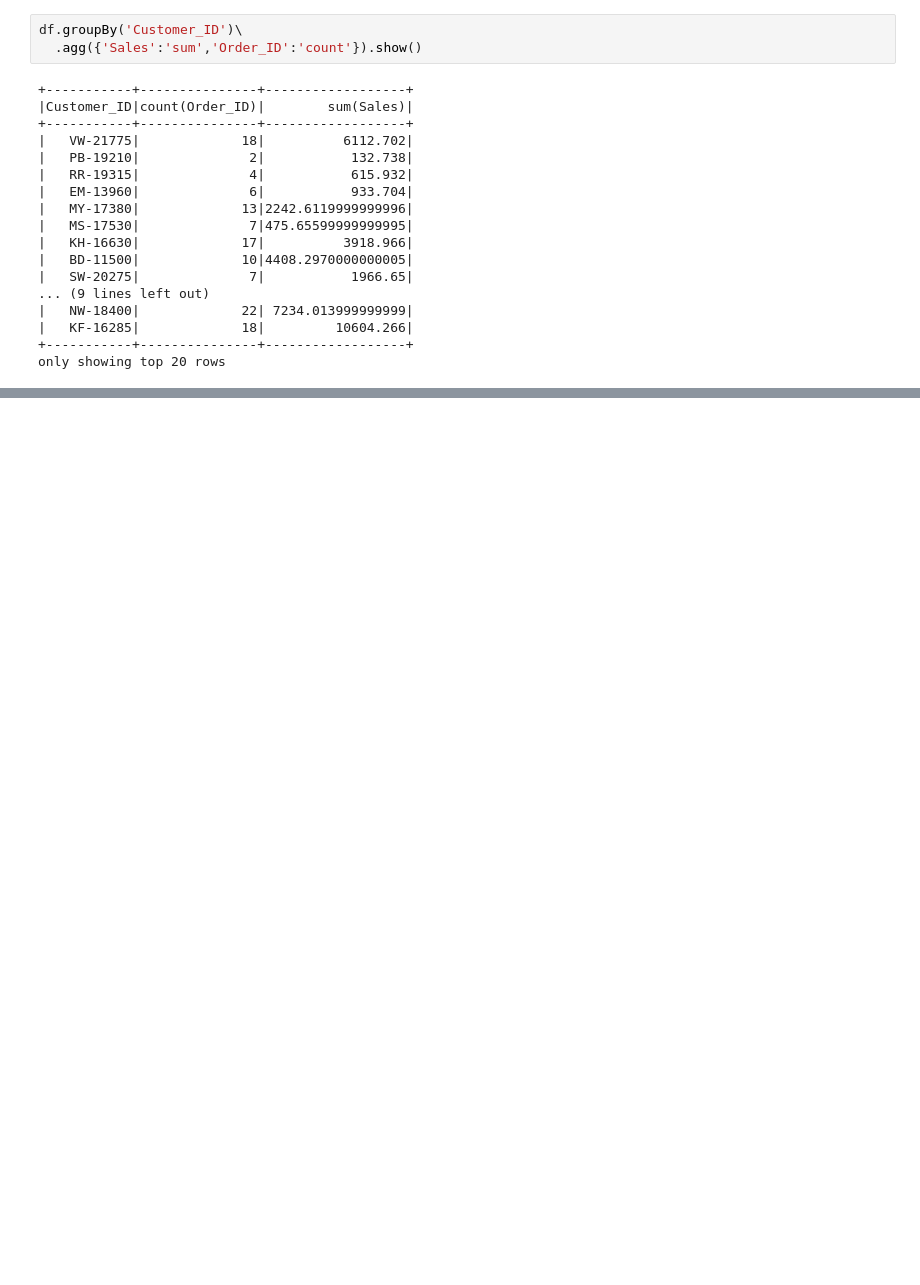
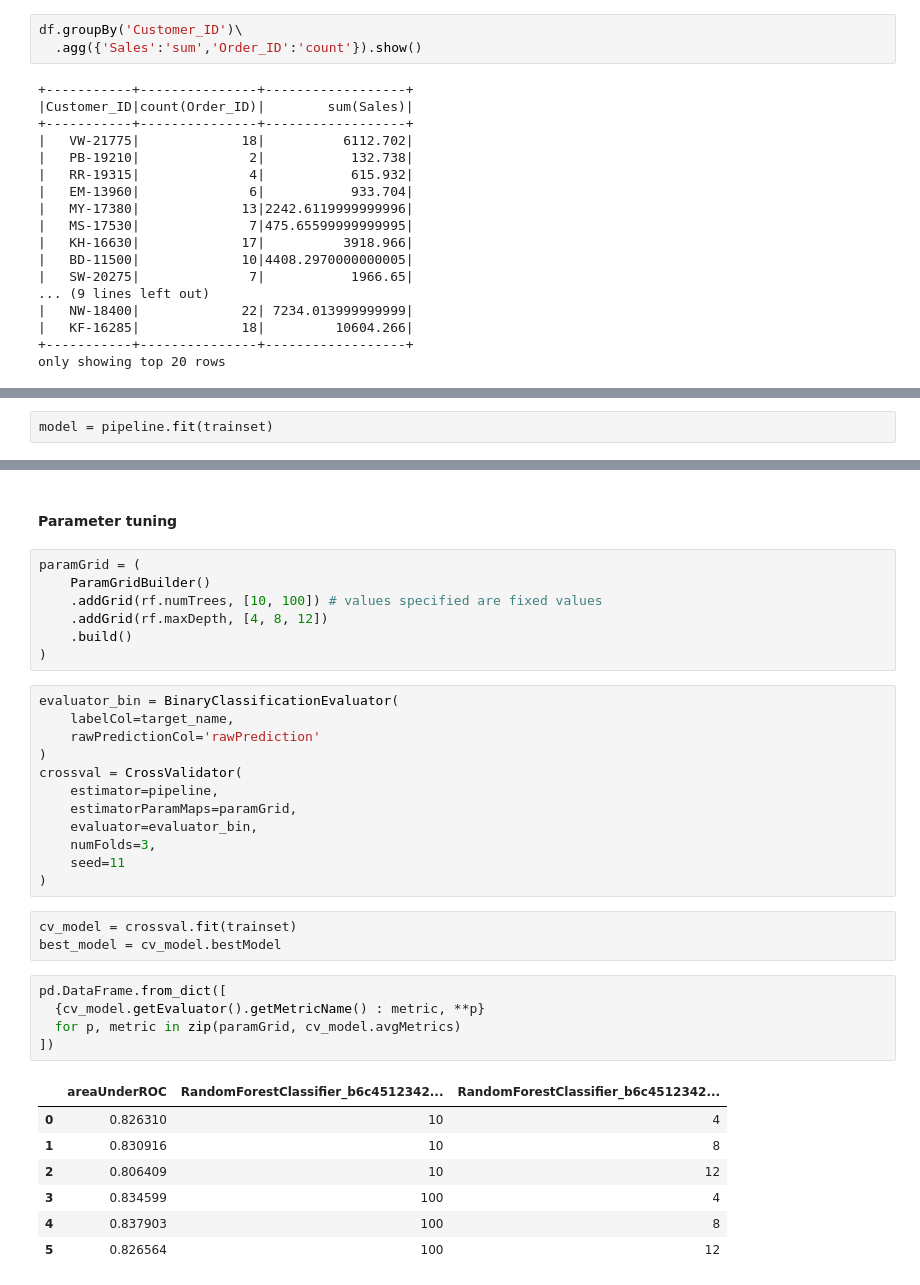
Before and after one commit to ppkgtmm/big-data, a Jupyter notebook: Lecture 7 - Spark Data Operation and Machine Learning/Spark_Operation_and_Machine_Learning.ipynb, the cells around one changed output, grey strips where cells are left out. Cells and saved outputs as stored; diff of their text form; blank space fills up the shorter version.

```diff
--- a/Lecture 7 - Spark Data Operation and Machine Learning/Spark_Operation_and_Machine_Learning.ipynb
+++ b/Lecture 7 - Spark Data Operation and Machine Learning/Spark_Operation_and_Machine_Learning.ipynb
@@ -381,0 +544,2 @@ only showing top 20 rows
+# %%
+model = pipeline.fit(trainset)
@@ -381,0 +610,37 @@ only showing top 20 rows
+# %% [markdown]
+#### Parameter tuning
+# %%
+paramGrid = (
+    ParamGridBuilder()
+    .addGrid(rf.numTrees, [10, 100]) # values specified are fixed values
+    .addGrid(rf.maxDepth, [4, 8, 12])
+    .build()
+)
+# %%
+evaluator_bin = BinaryClassificationEvaluator(
+    labelCol=target_name,
+    rawPredictionCol='rawPrediction'
+)
+crossval = CrossValidator(
+    estimator=pipeline,
+    estimatorParamMaps=paramGrid,
+    evaluator=evaluator_bin,
+    numFolds=3,
+    seed=11
+)
+# %%
+cv_model = crossval.fit(trainset)
+best_model = cv_model.bestModel
+# %%
+pd.DataFrame.from_dict([
+  {cv_model.getEvaluator().getMetricName() : metric, **p}
+  for p, metric in zip(paramGrid, cv_model.avgMetrics)
+])
+# %% [output]
+|  | areaUnderROC | RandomForestClassifier_b6c4512342... | RandomForestClassifier_b6c4512342... |
+| 0 | 0.826310 | 10 | 4 |
+| 1 | 0.830916 | 10 | 8 |
+| 2 | 0.806409 | 10 | 12 |
+| 3 | 0.834599 | 100 | 4 |
+| 4 | 0.837903 | 100 | 8 |
+| 5 | 0.826564 | 100 | 12 |
```
Also changed, not shown: parts of 62 cells of this notebook.
